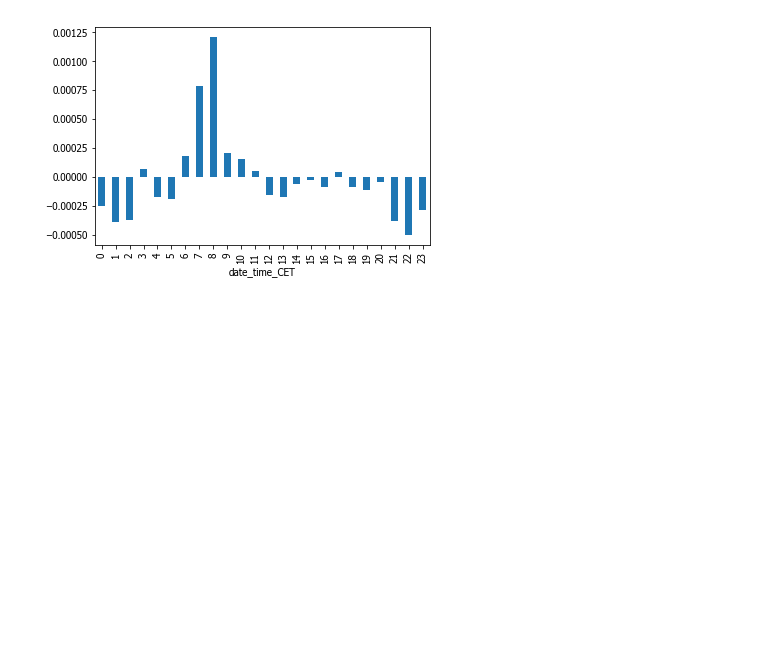
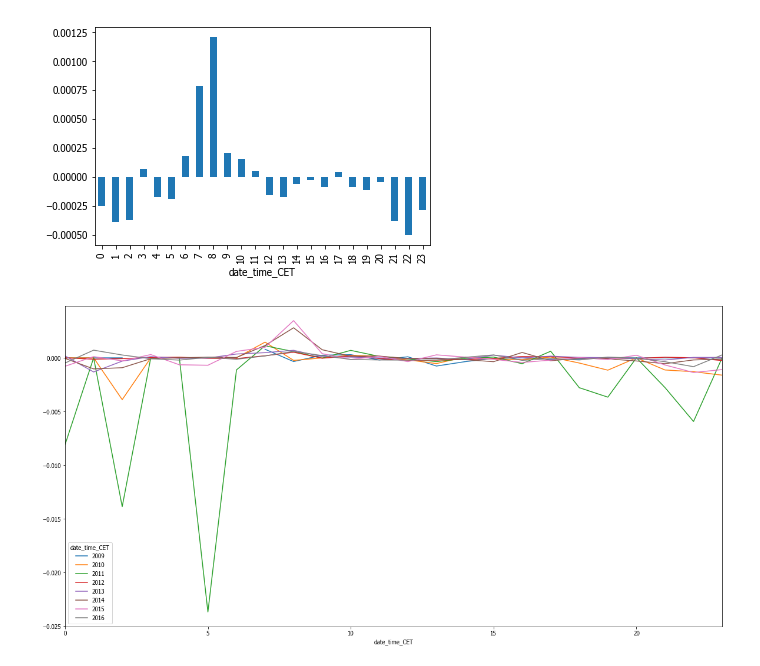
Before and after one commit to jgerardsimcock/robot_wealth, a Jupyter notebook: notebooks/notebooks_python/intraday_risk_premia.ipynb, the cells around one changed output. Saved outputs shown, nothing was run; the diff lists cells and outputs as text; code cells hidden in the pictures; blank space fills up the shorter version.

```diff
--- a/notebooks/notebooks_python/intraday_risk_premia.ipynb
+++ b/notebooks/notebooks_python/intraday_risk_premia.ipynb
@@ -107,3 +107,9 @@ EUR_RUB.loc[EUR_RUB['return'] < 1].groupby(EUR_RUB['date_time_CET'].dt.hour).mea
 # %% [output]
 <matplotlib.axes._subplots.AxesSubplot at 0x...>
 [figure]
+# %%
+#Let's look at different periods of time to see if this holds up through time
+hourly_return_by_year = EUR_RUB.loc[EUR_RUB['return'] < 1].groupby([EUR_RUB['date_time_CET'].dt.hour, EUR_RUB['date_time_CET'].dt.year]).mean()['return']
+hourly_return_by_year.unstack(level=1).plot(kind='line', figsize=(20,10));
+# %% [output]
+[figure, added]
```
Also changed, not shown: parts of 7 cells of this notebook.
